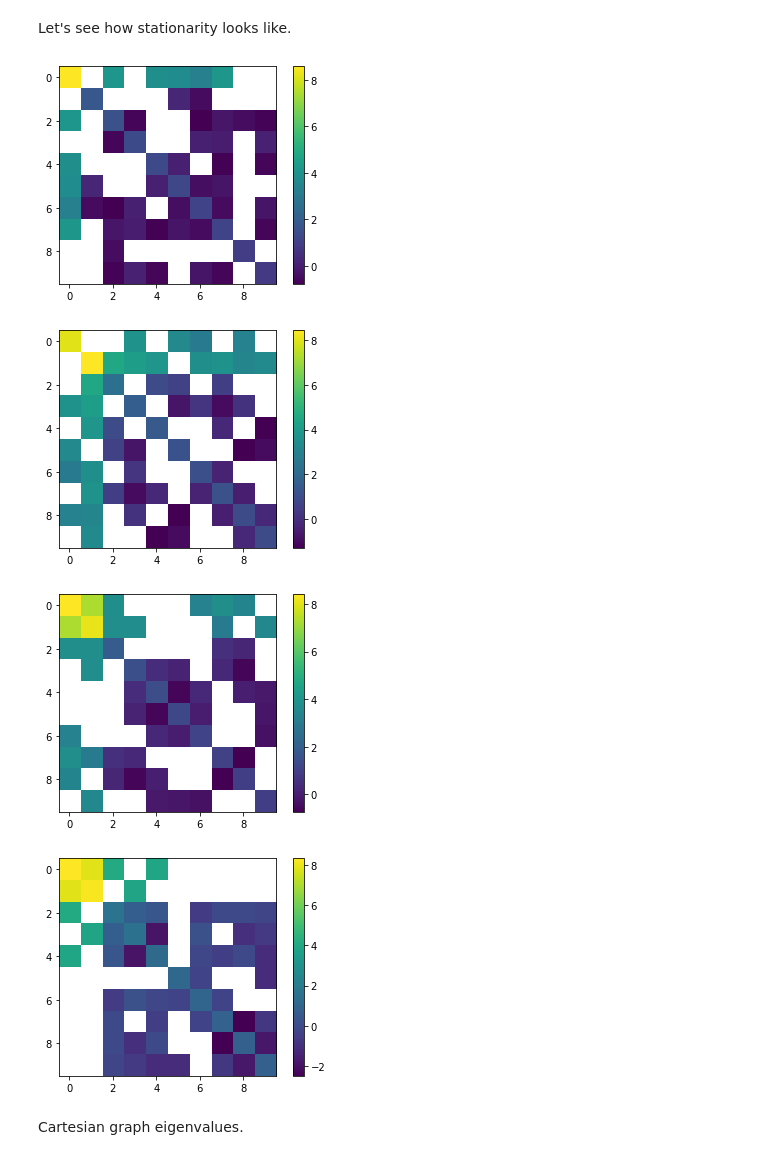
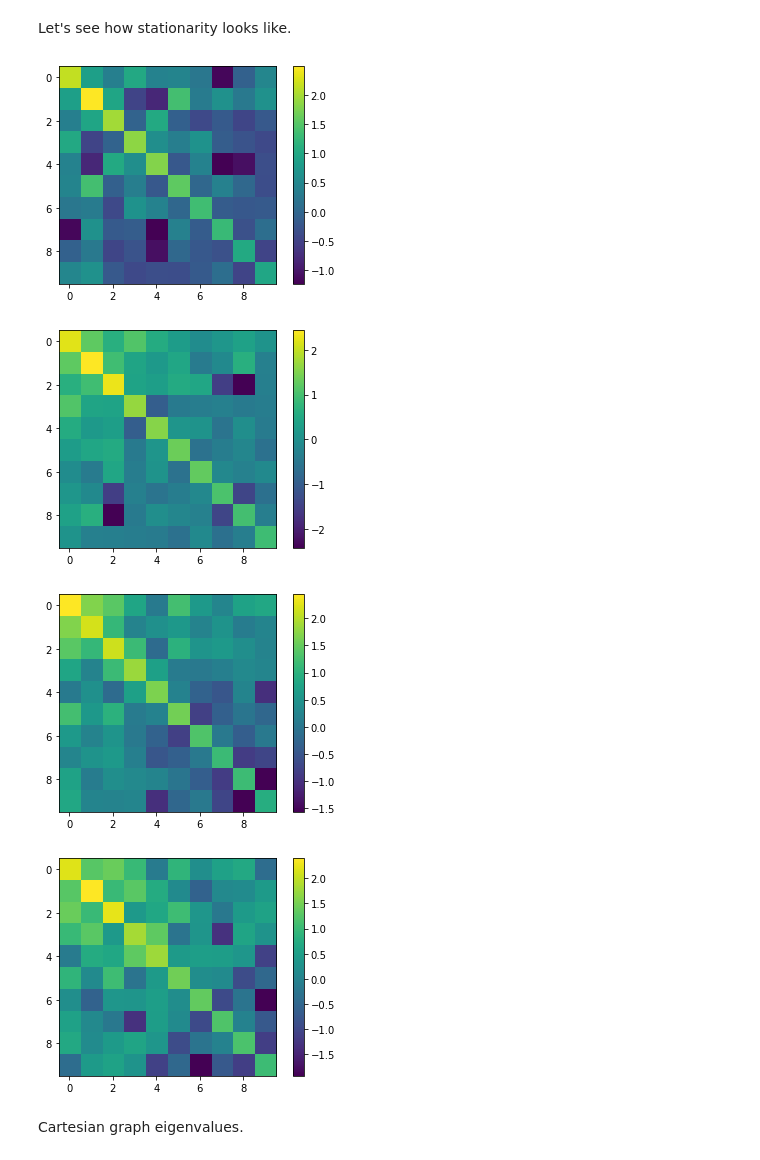
Before and after one commit to mrsfgl/geometric_tensor_learning, a Jupyter notebook: notebooks/scratch.ipynb, the cells around one changed output. Cells and saved outputs as stored; diff of their text form; code cells hidden in the pictures.

```diff
--- a/notebooks/scratch.ipynb
+++ b/notebooks/scratch.ipynb
@@ -31,7 +31,7 @@ n = len(sizes)
 ## Generate Graphs
 In this part, we create Erdos-Renyi graphs for each mode.
 # %%
-G = [nx.erdos_renyi_graph(sizes[i],0.3) for i in range(n)] # List of graphs for each mode
+G = [nx.erdos_renyi_graph(sizes[i], np.log(sizes[i])/sizes[i]) for i in range(n)] # List of graphs for each mode
 Phi = [nx.laplacian_matrix(G[i]).todense() for i in range(n)]
 # %%
 def graph_filter(Lambda, filter_length=3):
@@ -83,15 +83,20 @@ In this part, we try to generate data smooth and stationary on the product graph
 V = []
 for i in range(n):
     w, temp_v = np.linalg.eig(Phi[i])
-    ind = np.argsort(w)
+    ind = np.argsort(abs(w))
+    print(w[ind])
     V.append(temp_v[:,ind])
     if not(i):
         W_all = w[ind]
     else:
         W_all = np.kron(np.ones(w.size), W_all) + np.kron(w[ind],np.ones(W_all.size).flatten('F'))
 
-C = (np.random.randn(np.prod(sizes))/(W_all+10**-4)).reshape(sizes)
+C = np.random.randn(np.prod(sizes))
+C[W_all<1e-8] = 0
+C[W_all>1e-8] = C[W_all>1e-8] / W_all[W_all>1e-8]
+C = C.reshape(sizes)
 
+# C = W_all.reshape(sizes)**-1
 X_smooth = C.copy()
 for i in range(n):
     X_smooth = m2t(V[i]*t2m(X_smooth,i), sizes, i)
@@ -107,0 +117,7 @@ print(np.trace(t2m(random_signal,i).transpose()@Phi[i]@t2m(random_signal,i)))
+# %%
+random_signal = np.random.randn(X_smooth.size).reshape(sizes)
+random_signal = random_signal * norm(X_smooth)/norm(random_signal)
+for i in range(n):
+    x_smooth_val = np.trace(t2m(X_smooth,i).transpose()@Phi[i]@t2m(X_smooth,i))
+    rand_smooth_val = np.trace(t2m(random_signal,i).transpose()@Phi[i]@t2m(random_signal,i))
+    print('At mode {:.0f} the smoothness for X is: {:.2e}, while for a random signal with same frobenius norm it is: {:.2e} '.format(i,x_smooth_val, rand_smooth_val))
@@ -110,15 +136,15 @@ Let's see how stationarity looks like.
 # %%
 for i in range(n):
     P_X = V[i].transpose()@t2m(X_smooth,i)
-    cov = P_X@P_X.transpose()
-    plt.imshow(np.log10(cov))
+    psd = P_X@P_X.transpose()
+    plt.imshow(np.log10(abs(psd)))
     plt.colorbar()
     plt.show()
 # %% [output]
-[figure, old version]
+[figure, new version]
-[figure, old version]
+[figure, new version]
-[figure, old version]
+[figure, new version]
-[figure, old version]
+[figure, new version]
 # %% [markdown]
 Cartesian graph eigenvalues.
 # %%
```
Also changed, not shown: parts of 24 cells of this notebook, 2 other files.
